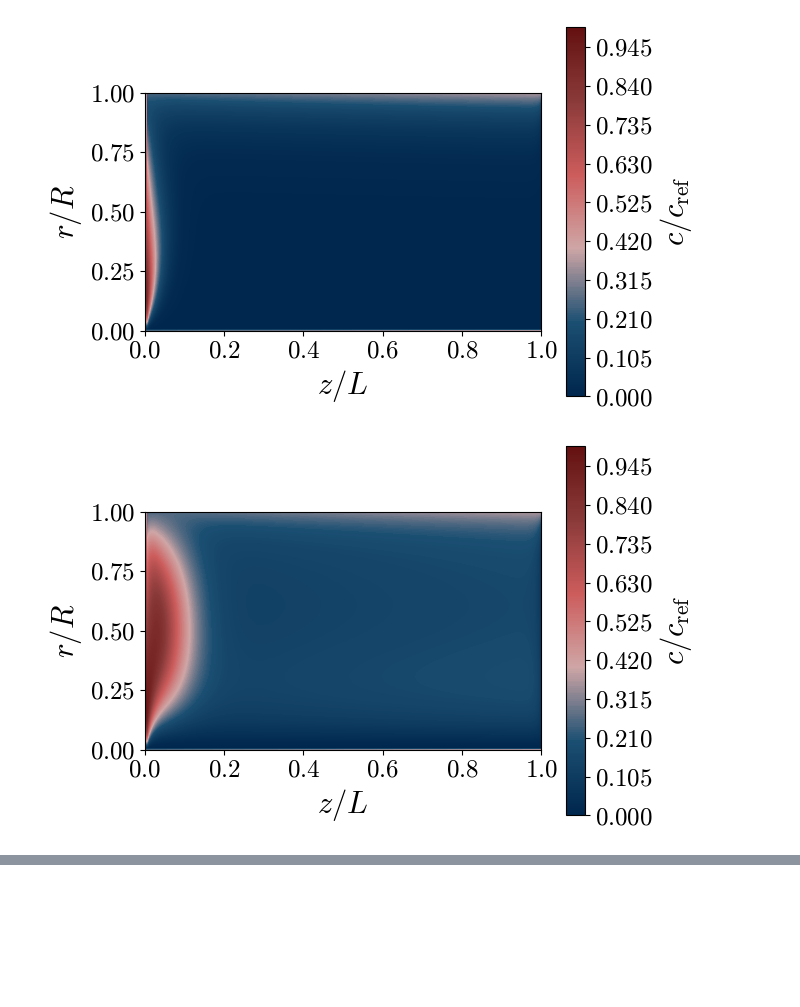
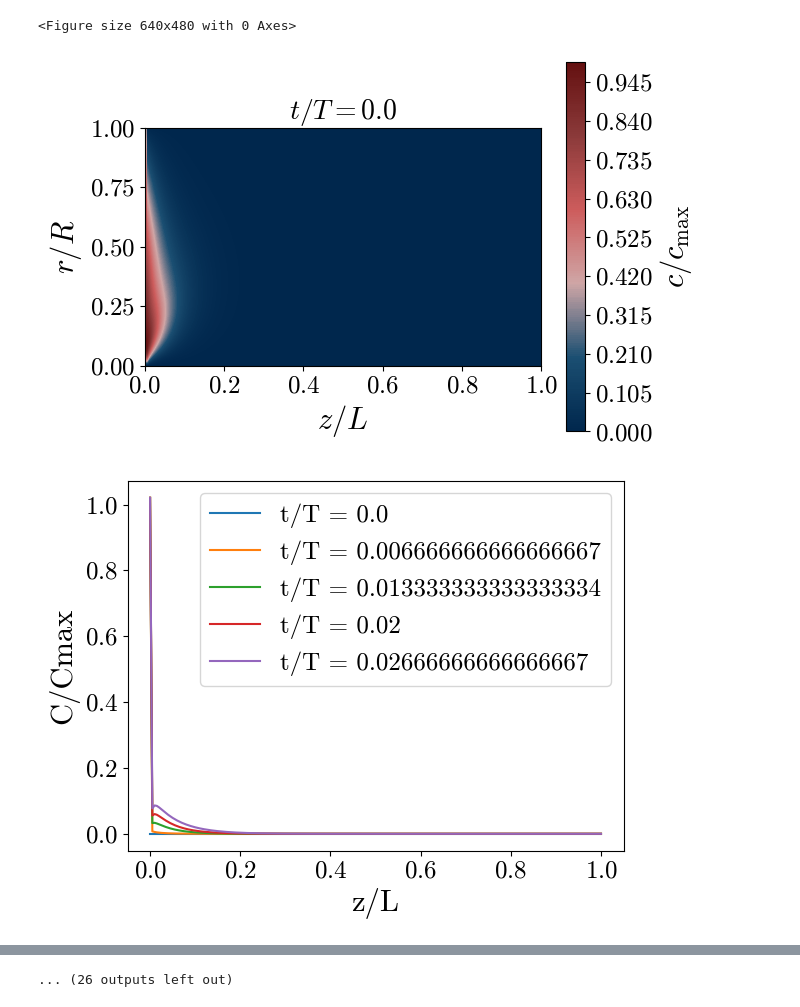
Before and after one commit to TrymNOHG/electro-filter, a Jupyter notebook: Drift-Diffusion_FDM.ipynb, the cells around one changed output, grey strips where cells are left out. Cells and saved outputs as stored; diff of their text form; code cells hidden in the pictures; blank space fills up the shorter version.

```diff
--- a/Drift-Diffusion_FDM.ipynb
+++ b/Drift-Diffusion_FDM.ipynb
@@ -19,13 +19,14 @@ colors = ["#00274D", "#1B4F72", "#CFA6A6", "#CD5C5C", "#8B3A3A", "#641010"]
 blue_red_cmap = mcolors.LinearSegmentedColormap.from_list("custom_blue_map", colors)
 # %%
 # A 2D contour map of C
-def contour_plot(Z, R, C, cmap=blue_red_cmap, cbar_label=r'$c/c_{\mathrm{ref}}$'):
+def contour_plot(Z, R, C, cmap=blue_red_cmap, cbar_label=r'$c/c_{\mathrm{max}}$'):
     contour = plt.contourf(Z, R, C, levels=200, cmap=cmap, vmax=1)
     cbar = plt.colorbar(contour, label=cbar_label)
 
     plt.xlabel('$z/L$')
     plt.ylabel('$r/R$')
     plt.gca().set_aspect(aspect=0.6, adjustable='box')
+    plt.savefig('a.pdf', format='pdf')
     plt.show()
 # %%
 # Model constants
@@ -77,7 +78,7 @@ def coeff_matrix(M : int) -> sp.csr_matrix:
 
     return A
 # %%
-def boundary_vector(grid : tuple, k : int, Ck : np.ndarray, BC : tuple, M : int) -> np.ndarray:
+def boundary_vector(grid:tuple, k:int, qk:np.ndarray, Ck:np.ndarray, BC:tuple, M:int) -> np.ndarray:
   '''
   Create the boundary vector g to solve AC^k+1 + g = -C^k.
   Input:
@@ -93,12 +94,12 @@ def boundary_vector(grid : tuple, k : int, Ck : np.ndarray, BC : tuple, M : int)
   # Construct a matrix containing boundary contributions.
   G = np.zeros((M-1, M))
   G[::-1, 0] += (gamma+vartheta[1:-1]) * g1(r[1:-1], t[k+1]) # Left contribution
-  G[-1, :] += (delta-xi[1]) * g2(z[1:], t[k+1])              # Bottom contribution
-  G[0, :] += delta * g3(z[1:], t[k+1])                   # Top contribution
+  G[-1, :] += (delta+xi[1]) * g2(z[1:], t[k+1])              # Bottom contribution
+  G[0, :] += delta * g3(qk[1:], Ck[-2, 1:])                   # Top contribution
 
   return G[::-1].ravel() # return G as a vector
 # %%
-def concentration_scheme(grid : tuple, A : np.ndarray, k: int, Ck : np.ndarray, g : np.ndarray, BC : tuple, M : int) -> np.ndarray:
+def concentration_scheme(grid:tuple, A:np.ndarray, g:np.ndarray, k:int, qk:np.ndarray, Ck:np.ndarray, BC:tuple, M:int) -> np.ndarray:
     '''
     Calculate the next concentration matrix C^k+1.
     Input:
@@ -116,7 +117,7 @@ def concentration_scheme(grid : tuple, A : np.ndarray, k: int, Ck : np.ndarray,
     C = np.zeros((M+1, M+1))
     C[::-1, 0] = g1(r, t[k+1]) # Left boundary
     C[-1, :] = g2(z, t[k+1])   # Bottom boundary
-    C[0, :] = g3(z, t[k+1])    # Top boundary
+    C[0, :] = g3(qk, Ck[-2, :]) # Top boundary
 
     C_interior = sp.linalg.spsolve(A, -(g + Ck[1:-1, 1:][::-1].ravel()))
     C[1:-1, 1:] = np.reshape(C_interior, (M-1, M))
@@ -134,23 +152,40 @@ def i(r, t): # inlet
 def e(z, t): # electric
     return 0
 
-def d(z, t): # deposition
-    return 1 / ((1+np.exp(-t)) * (1+np.exp(-z)))
+def langmuir(q, cwall): # RHS of langmuir model to be solved with RK4
+    return kA*cwall*(1-q)
+def d(qk, cwall): # deposition (discretized)
+    return ((D/h) / ((D/h) - E/r[-1] - kA*(1-qk))) * cwall
 # %%
 # Example
 BC = (i, e, d)
-A_matr = coeff_matrix(M)
-C0 = f(ZZ, RR) # Initial concentration matrix
+A = coeff_matrix(M)
+C0 = f(ZZ, RR)      # Initial concentration matrix
+q0 = np.zeros(M+1)  # Initial wall surface coverage
 
 Ck = C0
-for k in range(tau):
-    g = boundary_vector(grid, k, Ck, BC, M)
-    C = concentration_scheme(grid, A_matr, k, Ck, g, BC, M)
+qk = q0
+plt.figure()
+for k, time in enumerate(t):
+    g = boundary_vector(grid, k, qk, Ck, BC, M)
+    C = concentration_scheme(grid, A, g, k, qk, Ck, BC, M)
+    q = RK4(langmuir, qk, C[-1, :])
 
     if k%5 == 0:
         plt.figure()
+        plt.title(f'$t/T = {time}$')
         contour_plot(ZZ, RR, C)
+
     Ck = C
+    qk = q
+
+    plt.plot(z, Ck[0, :], label=f't/T = {time}')
+    plt.xlabel('z/L')
+    plt.ylabel('C/Cmax')
+    plt.legend()
+
+plt.show()
 # %% [output]
+<Figure size 640x480 with 0 Axes>
-[figure, old version]
+[figure, new version]
-[figure, old version]
+[figure, new version]
@@ -167,0 +201 @@ for k in range(tau):
+... (26 outputs left out)
```
Also changed, not shown: parts of 4 cells of this notebook.
